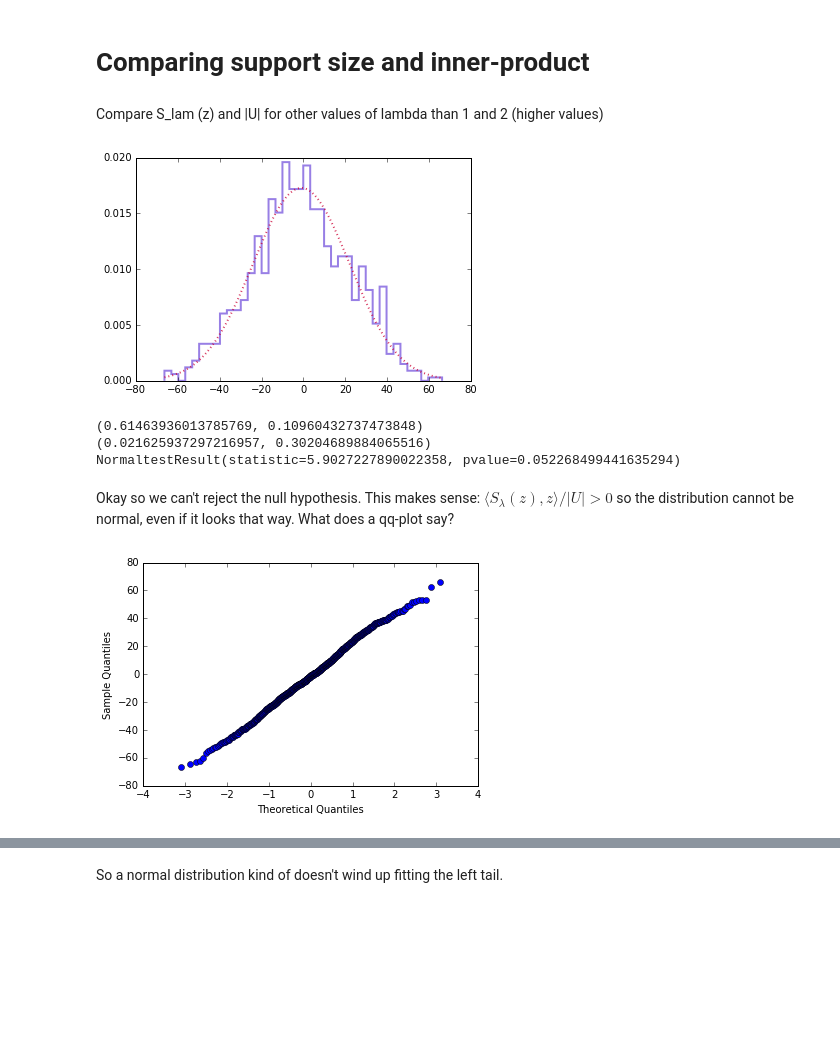
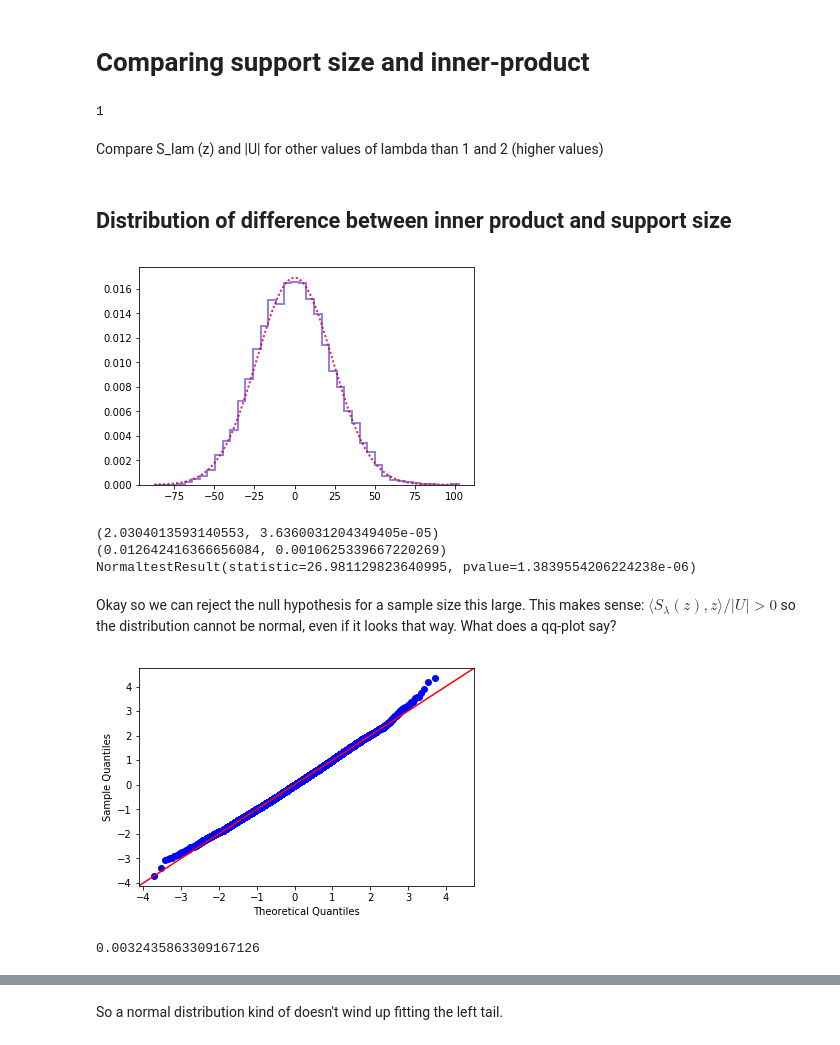
Before and after one commit to asberk/empirical-lasso-mse, a Jupyter notebook: python/Order statistics round 2.ipynb, the cells around one changed output, grey strips where cells are left out. Cells and saved outputs as stored; diff of their text form; code cells hidden in the pictures; blank space fills up the shorter version.

```diff
--- a/python/Order statistics round 2.ipynb
+++ b/python/Order statistics round 2.ipynb
@@ -299,5 +300,9 @@ from statsmodels.graphics.gofplots import qqplot
+# %%
+list(mydict.values())[0]
+# %% [output]
+1
 # %%
-def SupportSizeInnerProductDistribution(lam, n, k=1000):
+def SupportSizeInnerProductDistribution(lam, n, k=1000, report=None):
     """
     SupportSizeInnerProductDistribution(lam, n[, k]) returns the ratio
         <S(z; lambda), z> / #U, U := {j : S(z[j]; lambda) ≠ 0}
@@ -306,31 +311,41 @@ def SupportSizeInnerProductDistribution(lam, n, k=1000):
     Sz = pdmse.softThresh(z, lam)
     ip = np.einsum('i..., i...', Sz, z)
     ss = np.sum( np.abs(Sz) > 0, axis=0)
-    return ip - ss
+    if report == 'mean':
+        return (ip-ss).mean()
+    else:
+        return {'difference': ip - ss, 'ratio': ip/ss}
 # %%
-ssipRatio_Sample = SupportSizeInnerProductDistribution(2, 10000, k=1000)
+ssipRatio_Sample = SupportSizeInnerProductDistribution(2, 10000, k=10000)
 # %% [markdown]
 Compare S_lam (z) and |U| for other values of lambda than 1 and 2 (higher values)
+# %% [markdown]
+## Distribution of difference between inner product and support size
 # %%
-mu_ssip = ssipRatio_Sample.mean()
-sigma_ssip = ssipRatio_Sample.std()
-ssip_x = np.linspace(ssipRatio_Sample.min(), ssipRatio_Sample.max(), 1001);
+mu_ssip = ssipRatio_Sample['difference'].mean()
+sigma_ssip = ssipRatio_Sample['difference'].std()
+ssip_x = np.linspace(ssipRatio_Sample['difference'].min(), ssipRatio_Sample['difference'].max(), 1001);
 ssip_pdf = norm.pdf((ssip_x - mu_ssip)/sigma_ssip);
-plt.hist(ssipRatio_Sample, normed=True, bins=40, color=(.2, 0, .8, .5), lw=2, histtype='step');
+plt.hist(ssipRatio_Sample['difference'], normed=True, bins=40, color=(.2, 0, .8, .5), lw=2, histtype='step');
 plt.plot(ssip_x, ssip_pdf/sigma_ssip, ':', lw=2, color=(.8, 0, .2, .8));
 # %% [output]
-[figure, old version]
+[figure, new version]
 # %%
-print(normal_ad(ssipRatio_Sample))
-print(lillifors(ssipRatio_Sample))
-print(normaltest(ssipRatio_Sample))
+print(normal_ad(ssipRatio_Sample['difference']))
+print(lillifors(ssipRatio_Sample['difference']))
+print(normaltest(ssipRatio_Sample['difference']))
 # %% [output]
-(0.61463936013785769, 0.10960432737473848)
-(0.021625937297216957, 0.30204689884065516)
-NormaltestResult(statistic=5.9027227890022358, pvalue=0.052268499441635294)
+(2.0304013593140553, 3.6360031204349405e-05)
+(0.012642416366656084, 0.0010625339667220269)
+NormaltestResult(statistic=26.981129823640995, pvalue=1.3839554206224238e-06)
 # %% [markdown]
-Okay so we can't reject the null hypothesis. This makes sense: $\langle S_\lambda(z), z\rangle / |U| > 0$ so the distribution cannot be normal, even if it looks that way. What does a qq-plot say?
+Okay so we can reject the null hypothesis for a sample size this large.
+This makes sense: $\langle S_\lambda(z), z\rangle / |U| > 0$ so the distribution cannot be normal, even if it looks that way. What does a qq-plot say?
-# %%
-qqplot(ssipRatio_Sample);
-# %% [output]
-[figure, removed]
+# %%
+qqplot(ssipRatio_Sample['difference'], fit=True, line='45');
+# %% [output]
+[figure, added]
+# %%
+(ssipRatio_Sample['difference'].mean())/ssipRatio_Sample['difference'].std()
+# %% [output]
+0.0032435863309167126
```
Also changed, not shown: parts of 15 cells of this notebook.
